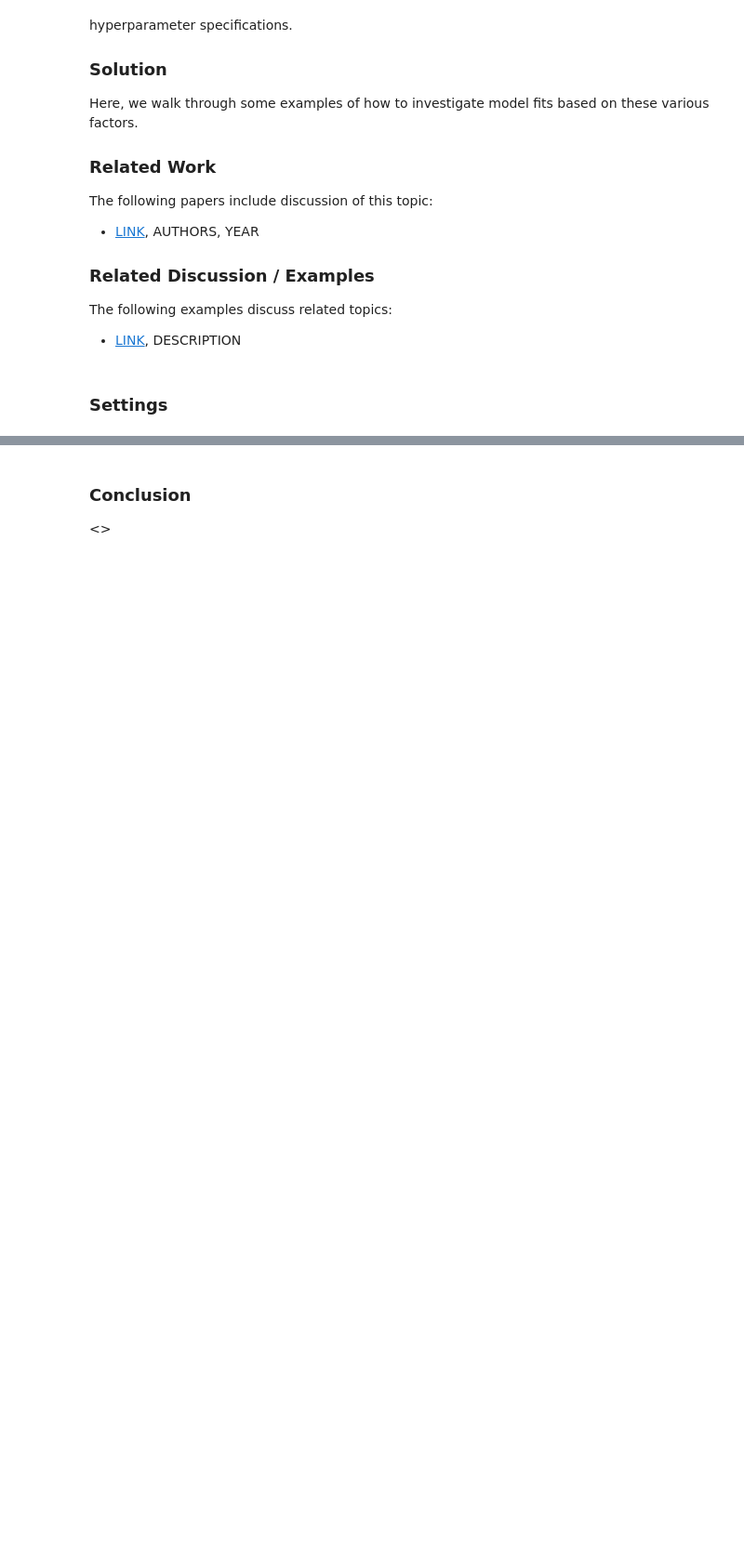
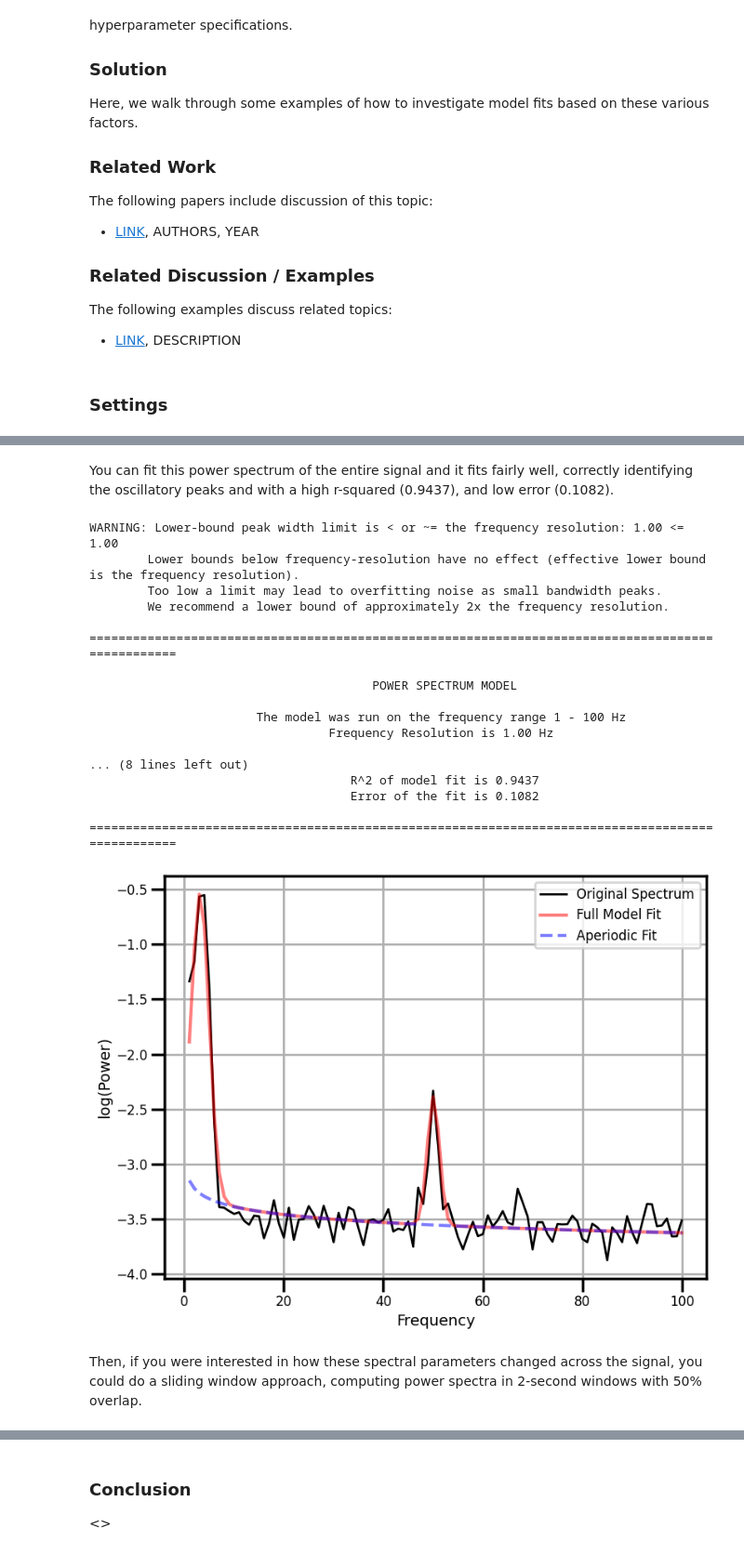
Before and after one commit to voytekresearch/AperiodicMethods, a Jupyter notebook: notebooks/Recommendation 05/Recommendation_05_ModelFits.ipynb, the cells around one changed output, grey strips where cells are left out. Shown at 93% size. Saved outputs shown, nothing was run; the diff lists cells and outputs as text; code cells hidden in the pictures; blank space fills up the shorter version.

```diff
--- a/notebooks/Recommendation 05/Recommendation_05_ModelFits.ipynb
+++ b/notebooks/Recommendation 05/Recommendation_05_ModelFits.ipynb
@@ -75 +90,27 @@ plot_time_series(times, sig)
+# %% [markdown]
+You can fit this power spectrum of the entire signal and it fits fairly well, correctly identifying the oscillatory peaks and with a high r-squared (0.9437), and low error (0.1082).
+# %%
+fm = SpectralModel(peak_width_limits=[1, 8], max_n_peaks=3, min_peak_height=0.4)
+fm.report(freqs, powers, freq_range=(0,100))
+# %% [output]
+WARNING: Lower-bound peak width limit is < or ~= the frequency resolution: 1.00 <= 1.00
+        Lower bounds below frequency-resolution have no effect (effective lower bound is the frequency resolution).
+        Too low a limit may lead to overfitting noise as small bandwidth peaks.
+        We recommend a lower bound of approximately 2x the frequency resolution.
+
+==================================================================================================
+
+                                       POWER SPECTRUM MODEL
+
+                       The model was run on the frequency range 1 - 100 Hz
+                                 Frequency Resolution is 1.00 Hz
+
+... (8 lines left out)
+                                    R^2 of model fit is 0.9437
+                                    Error of the fit is 0.1082
+
+==================================================================================================
+[figure, added]
+# %% [markdown]
+Then, if you were interested in how these spectral parameters changed across the signal, you could do a sliding window approach, computing power spectra in 2-second windows with 50% overlap.
 # %%
```
Also changed, not shown: parts of 24 cells of this notebook.
